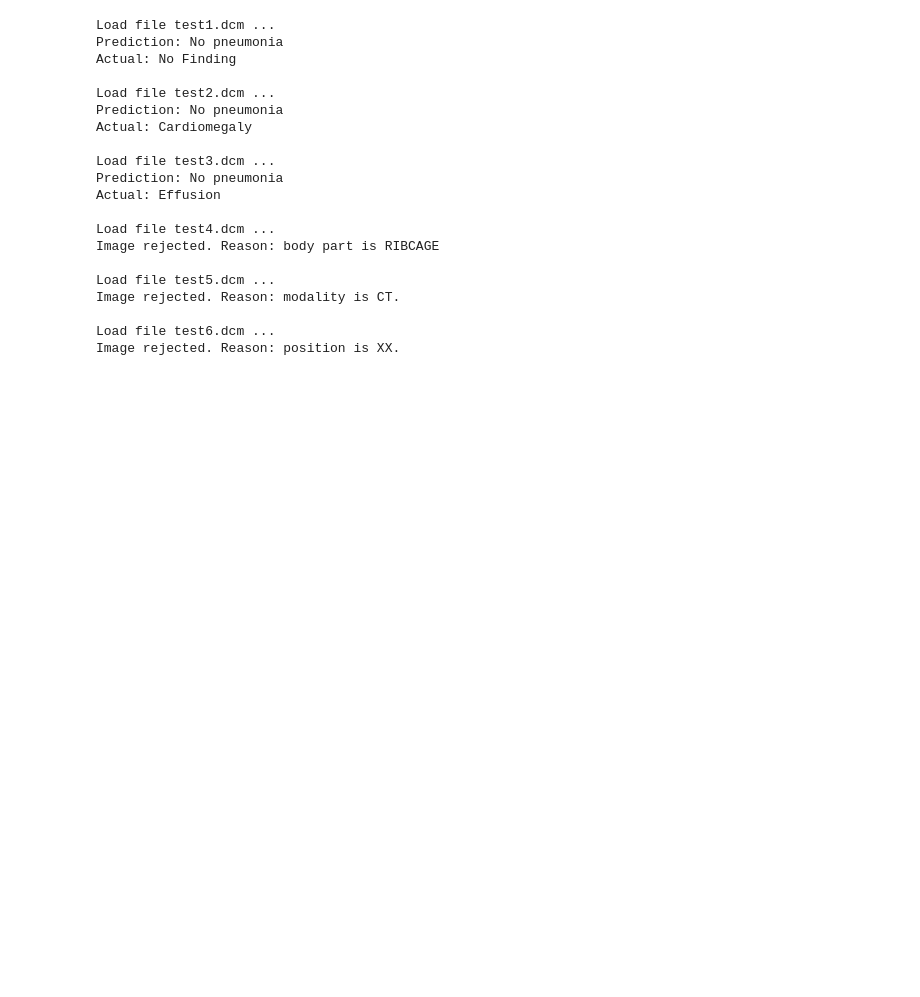
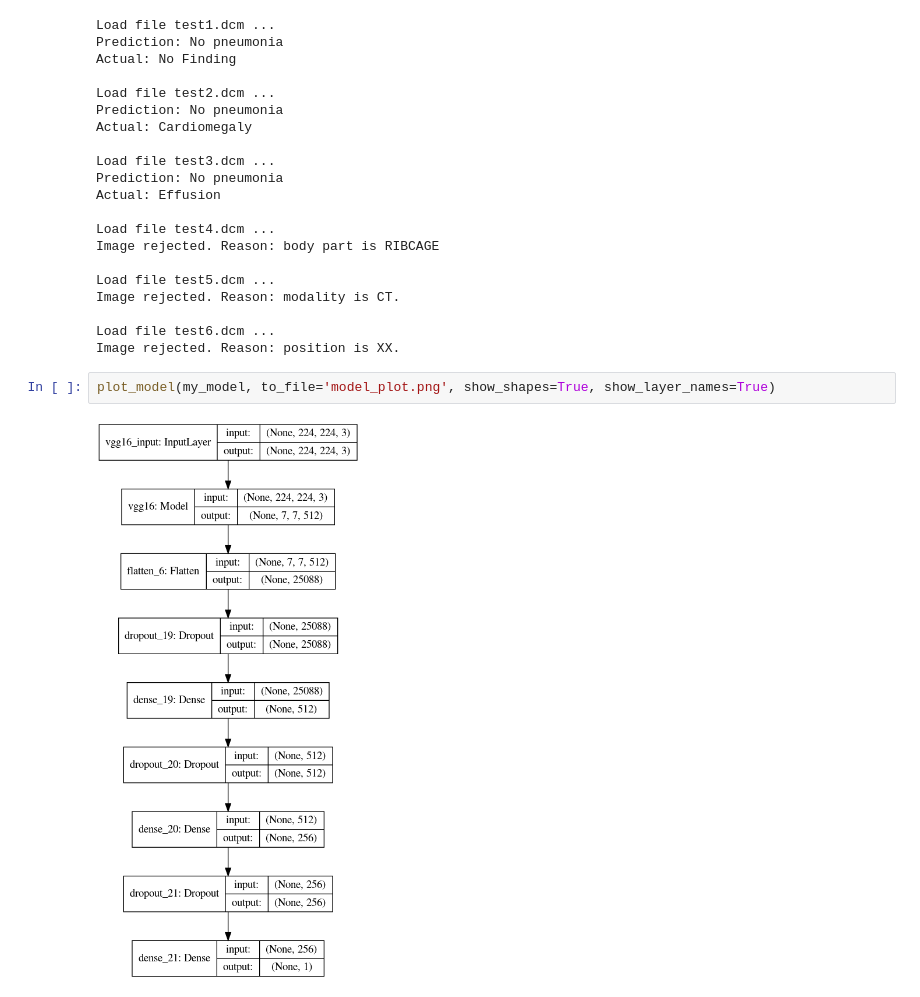
Before and after one commit to felixglush/Pneumonia-Detection, a Jupyter notebook: Inference.ipynb, the cells around one changed output. Saved outputs shown, nothing was run; the diff lists cells and outputs as text; blank space fills up the shorter version.

```diff
--- a/Inference.ipynb
+++ b/Inference.ipynb
@@ -104,3 +105,7 @@ Image rejected. Reason: modality is CT.
 
 Load file test6.dcm ...
 Image rejected. Reason: position is XX.
+# %%
+plot_model(my_model, to_file='model_plot.png', show_shapes=True, show_layer_names=True)
+# %% [output]
+[figure, added]
```
Also changed, not shown: parts of 1 cell of this notebook, 7 other files.
